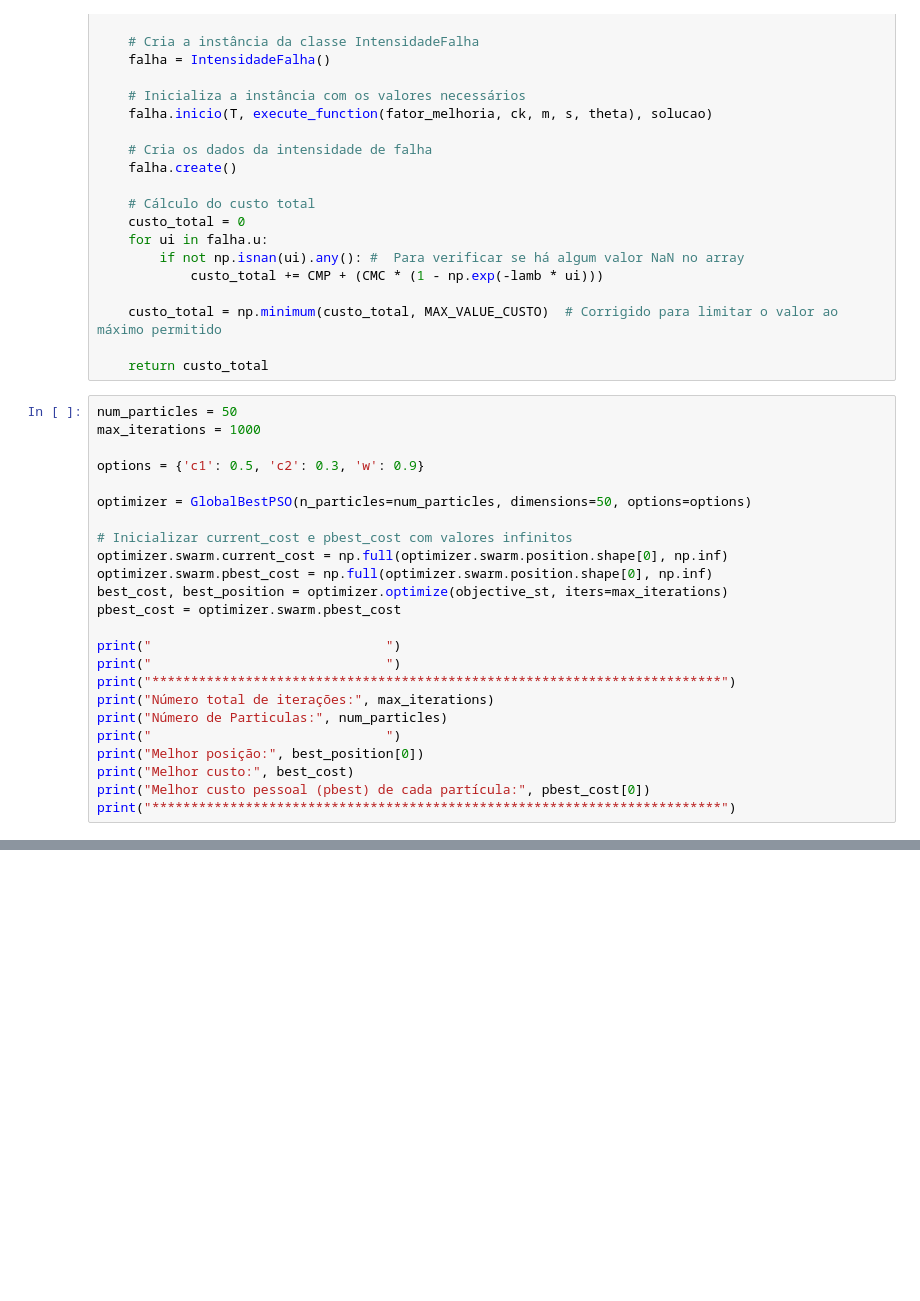
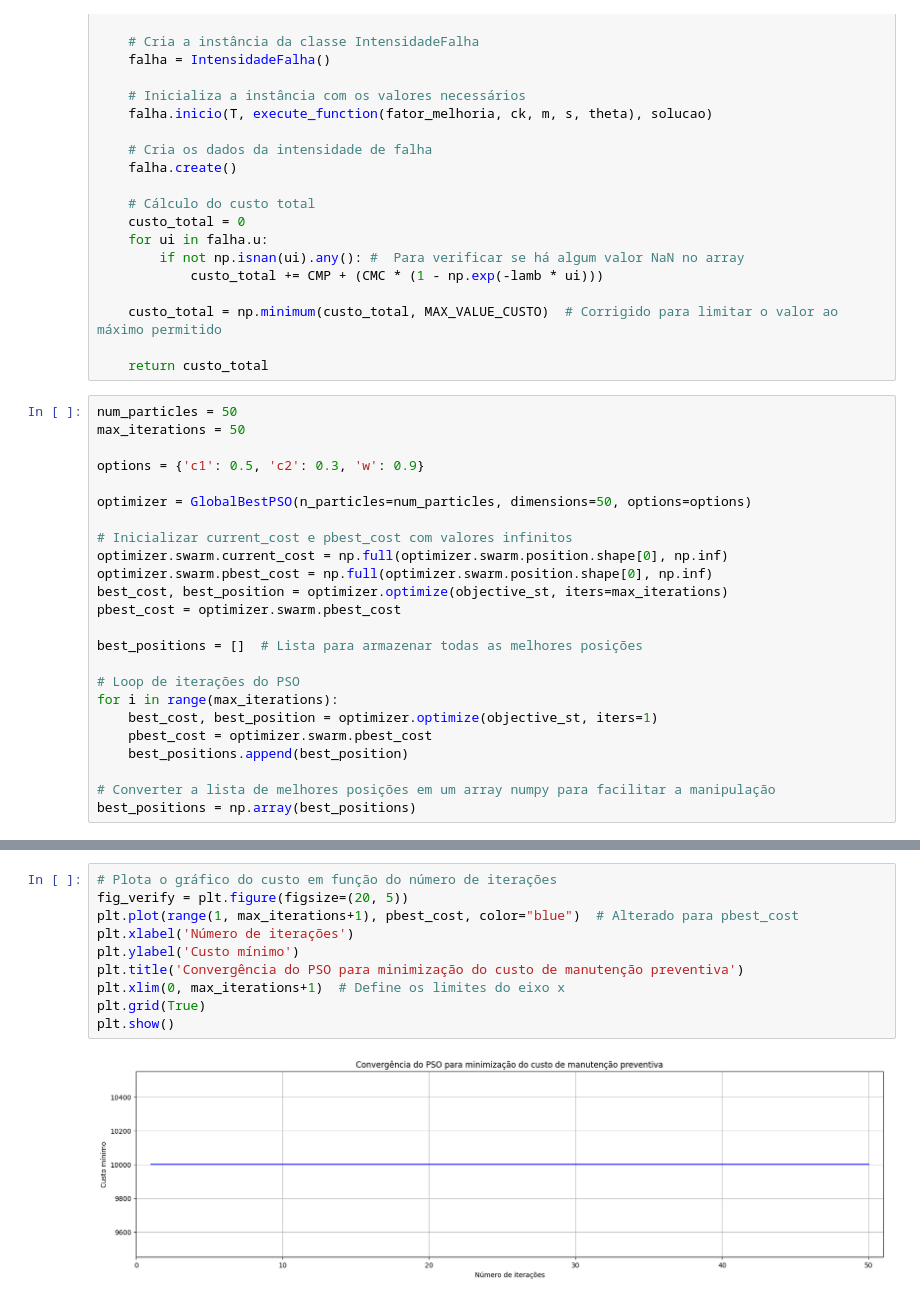
Before and after one commit to uervitonsantos/Otimizacao-Politicaca-Manutencao-Preventiva-Imperfeita, a Jupyter notebook: Algoritmo_PSO_para_otimização_de_custo_de_manutenção_preventiva.ipynb, the cells around one changed output, grey strips where cells are left out. Drawn from its saved outputs; the diff is of its cells as text; blank space fills up the shorter version.

```diff
--- a/Algoritmo_PSO_para_otimização_de_custo_de_manutenção_preventiva.ipynb
+++ b/Algoritmo_PSO_para_otimização_de_custo_de_manutenção_preventiva.ipynb
@@ -197,7 +197,7 @@ def objective_st(x):
     return custo_total
 # %%
 num_particles = 50
-max_iterations = 1000
+max_iterations = 50
 
 options = {'c1': 0.5, 'c2': 0.3, 'w': 0.9}
 
@@ -209,14 +209,14 @@ optimizer.swarm.pbest_cost = np.full(optimizer.swarm.position.shape[0], np.inf)
 best_cost, best_position = optimizer.optimize(objective_st, iters=max_iterations)
 pbest_cost = optimizer.swarm.pbest_cost
 
-print("                              ")
-print("                              ")
-print("*************************************************************************")
-print("Número total de iterações:", max_iterations)
-print("Número de Particulas:", num_particles)
-print("                              ")
-print("Melhor posição:", best_position[0])
-print("Melhor custo:", best_cost)
-print("Melhor custo pessoal (pbest) de cada partícula:", pbest_cost[0])
-print("*************************************************************************")
+best_positions = []  # Lista para armazenar todas as melhores posições
+
+# Loop de iterações do PSO
+for i in range(max_iterations):
+    best_cost, best_position = optimizer.optimize(objective_st, iters=1)
+    pbest_cost = optimizer.swarm.pbest_cost
+    best_positions.append(best_position)
+
+# Converter a lista de melhores posições em um array numpy para facilitar a manipulação
+best_positions = np.array(best_positions)
 # %% [output]
@@ -262,0 +276,12 @@ fig.show()
+# %%
+# Plota o gráfico do custo em função do número de iterações
+fig_verify = plt.figure(figsize=(20, 5))
+plt.plot(range(1, max_iterations+1), pbest_cost, color="blue")  # Alterado para pbest_cost
+plt.xlabel('Número de iterações')
+plt.ylabel('Custo mínimo')
+plt.title('Convergência do PSO para minimização do custo de manutenção preventiva')
+plt.xlim(0, max_iterations+1)  # Define os limites do eixo x
+plt.grid(True)
+plt.show()
+# %% [output]
+[figure, added]
```
Also changed, not shown: parts of 3 cells of this notebook.
